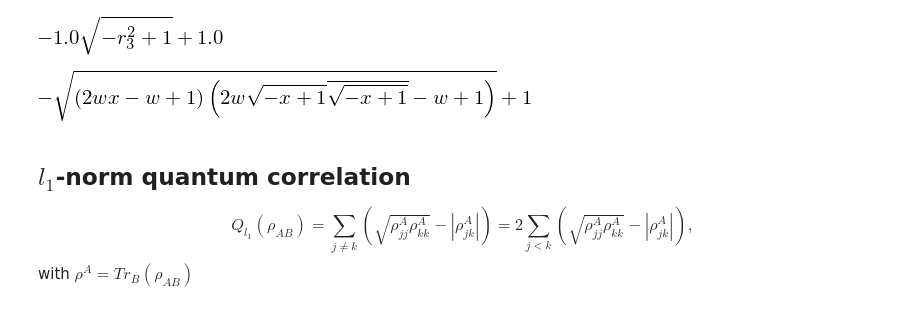
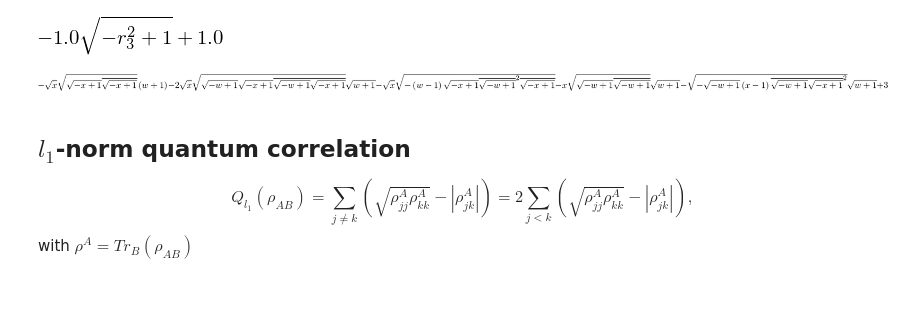
Before and after one commit to jonasmaziero/jupyterQ, a Jupyter notebook: coherence.ipynb, the cells around one changed output. Drawn from its saved outputs; the diff is of its cells as text; code cells hidden in the pictures.

```diff
--- a/coherence.ipynb
+++ b/coherence.ipynb
@@ -36,8 +36,8 @@ Purification
 |\psi\rangle_{AB} = (-\sqrt{1-x}|0\rangle_{A} + \sqrt{x}|1\rangle_{A})\otimes\sqrt{\frac{1-w}{2}}|0\rangle_{B}+ (\sqrt{x}|0\rangle_{A} + \sqrt{1-x}|1\rangle_{A})\otimes\sqrt{\frac{1+w}{2}}|1\rangle_{B}.
 \end{equation}
 # %%
-psiAB_xw = TP((-sqrt(1-x)*cb(2,0)+sqrt(x)*cb(2,1)),(sqrt((1-w)/2)*cb(2,0))) \
-        + TP((sqrt(x)*cb(2,0)+sqrt(1-x)*cb(2,1)),(sqrt((1+w)/2)*cb(2,1)))
+psiAB_xw = tp((-sqrt(1-x)*cb(2,0)+sqrt(x)*cb(2,1)),(sqrt((1-w)/2)*cb(2,0))) \
+        + tp((sqrt(x)*cb(2,0)+sqrt(1-x)*cb(2,1)),(sqrt((1+w)/2)*cb(2,1)))
 #simplify(psiAB_xw)
 # %%
 rhoAB_xw = proj(psiAB_xw)#; simplify(rhoAB_xw)
@@ -86,9 +86,9 @@ r1,r2,r3 = symbols('r_{1} r_{2} r_{3}'); simplify(predict_l1(rho1qb(r1,r2,r3)))
 # %% [output]
 [figure]
 # %%
-simplify(predict_l1(rho_wx))
+simplify(predict_l1(rhoAB_xw))
 # %% [output]
-[figure, old version]
+[figure, new version]
 # %% [markdown]
 ## $l_{1}$-norm quantum correlation
 \begin{equation}
```
Also changed, not shown: parts of 6 cells of this notebook, 7 other files.
